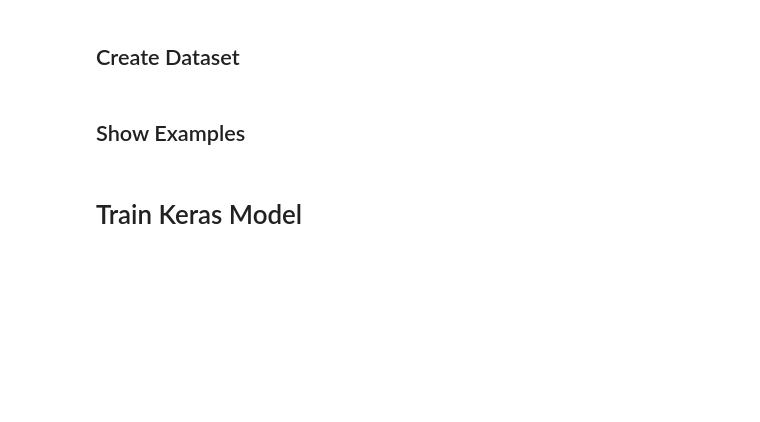
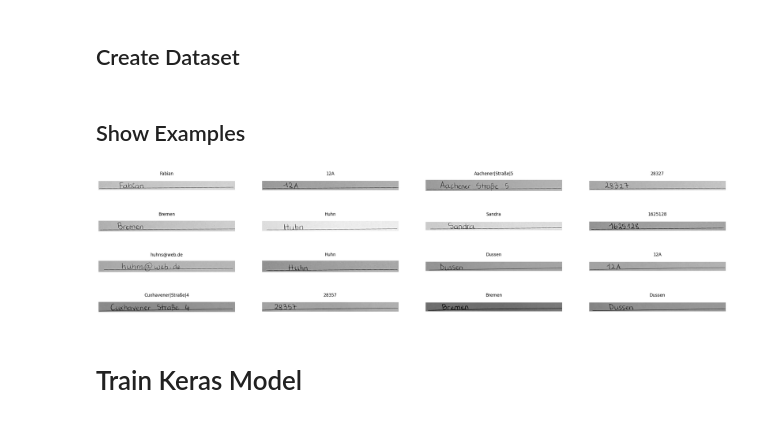
Before and after one commit to DevTimBo/LectorAI-TextExtraction, a Jupyter notebook: handwriting_transfer_training.ipynb, the cells around one changed output. Cells and saved outputs as stored; diff of their text form; code cells hidden in the pictures; blank space fills up the shorter version.

```diff
--- a/handwriting_transfer_training.ipynb
+++ b/handwriting_transfer_training.ipynb
@@ -40,35 +46,37 @@ print(f"Validation path: {x_val_img_paths[0:2]}", y_val_labels[0:2])
 import tokenizer
 
 train_ds = tokenizer.prepare_dataset(x_train_img_paths, y_train_labels, (IMAGE_WIDTH,IMAGE_HEIGHT),BATCH_SIZE)
-#train_ds = tokenizer.prepare_augmented_dataset(x_train_img_paths, y_train_labels, BATCH_SIZE)
+aug_train_ds = tokenizer.prepare_augmented_dataset(x_train_img_paths, y_train_labels, BATCH_SIZE)
 val_ds = tokenizer.prepare_dataset(x_val_img_paths, y_val_labels,(IMAGE_WIDTH,IMAGE_HEIGHT),BATCH_SIZE)
 # %% [markdown]
 ## Show Examples
 # %%
-for data in train_ds.take(1):
+for data in aug_train_ds.take(1):
     images, labels = data["image"], data["label"]
 
     ax = plt.subplots(4, 4, figsize=(32, 8))[1]
 
     for i in range(min(16,BATCH_SIZE)):
         img = images[i]
         img = tf.image.flip_left_right(img)
         img = tf.transpose(img, perm=[1, 0, 2])
         img = (img * 255.0).numpy().clip(0, 255).astype(np.uint8)
         img = img[:, :, 0]
 
         # Gather indices where label!= padding_token.
         label = labels[i]
         indices = tf.gather(label, tf.where(tf.math.not_equal(label, tokenizer.padding_token)))
         # Convert to string.
         label = tf.strings.reduce_join(tokenizer.num_to_char(indices))
         label = label.numpy().decode("utf-8")
 
         ax[i // 4, i % 4].imshow(img, cmap="gray")
         ax[i // 4, i % 4].set_title(label)
         ax[i // 4, i % 4].axis("off")
 
 plt.show()
+# %% [output]
+[figure, added]
 # %% [markdown]
 # Train Keras Model
 # %%
```
Also changed, not shown: parts of 14 cells of this notebook, 21 other files.
